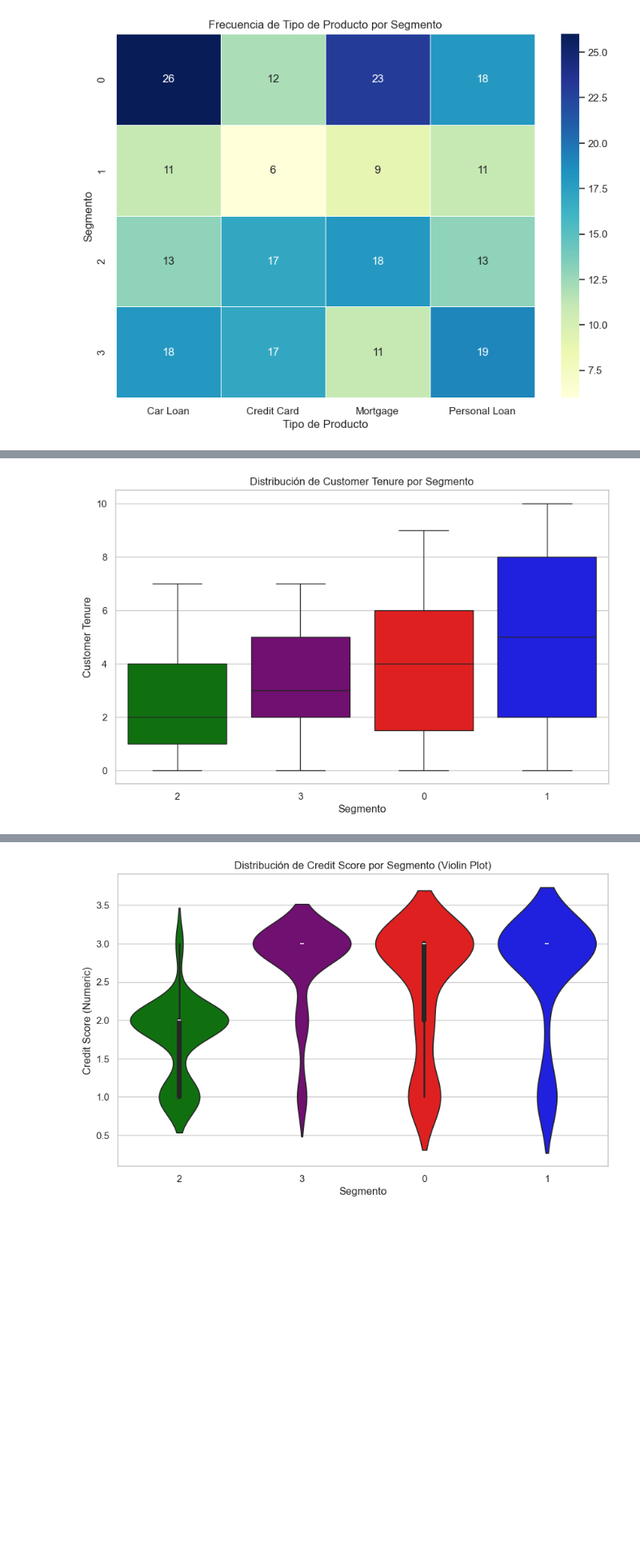
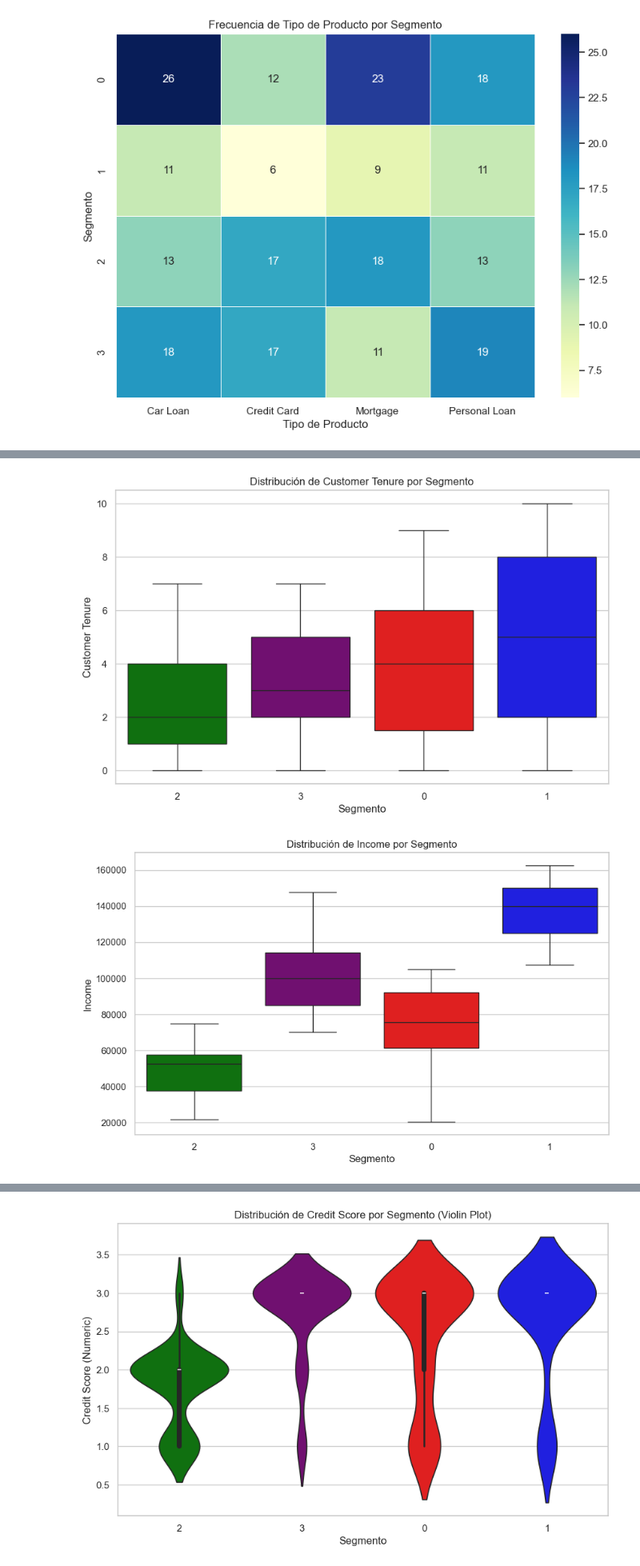
Before and after one commit to rinconMariugenia/Credit-Risk-Insights, a Jupyter notebook: notebooks/EDA_Kmeans.ipynb, the cells around one changed output, grey strips where cells are left out. Shown at 80% size. Drawn from its saved outputs; the diff is of its cells as text; code cells hidden in the pictures; blank space fills up the shorter version.

```diff
--- a/notebooks/EDA_Kmeans.ipynb
+++ b/notebooks/EDA_Kmeans.ipynb
@@ -359,35 +359,34 @@ plt.show()
 [figure]
 # %%
 # --- 3. Box Plots (Numerical vs. Segment) ---
-numerical_vars = ['Number of Children', 'Credit Score', 'Customer Tenure']
+numerical_vars = ['Number of Children', 'Credit Score', 'Customer Tenure', 'Income']
 
 # Convert the 'Segment' column to string type to match the dictionary keys
 df['Segment'] = df['Segment'].astype(str)
 
 # Define segment colors with string keys
 segment_colors = {'0': 'red', '1': 'blue', '2': 'green', '3': 'purple'}
 
 # Credit score mapping
 credit_score_mapping = {'Low': 1, 'Average': 2, 'High': 3}
 df['Credit Score_Numeric'] = df['Credit Score'].map(credit_score_mapping)
 
-# Numerical variables for box plots
-numerical_vars = ['Number of Children', 'Credit Score', 'Customer Tenure']
 
 # Generate box plots
 for col in numerical_vars:
     plt.figure(figsize=(10, 6))
     if col == 'Credit Score':
         sns.boxplot(x='Segment', y='Credit Score_Numeric', data=df, hue='Segment', palette=segment_colors, legend=False)
         plt.ylabel('Credit Score (Numeric)')
     else:
         # Applied the fix here: added hue='Segment' and legend=False
         sns.boxplot(x='Segment', y=col, data=df, hue='Segment', palette=segment_colors, legend=False)
     plt.title(f'Distribución de {col} por Segmento')
     plt.xlabel('Segmento')
     plt.ylabel(col)
     plt.show()
 # %% [output]
 [figure]
 [figure]
 [figure]
+[figure, added]
```
Also changed, not shown: parts of 3 cells of this notebook, 1 other file.
